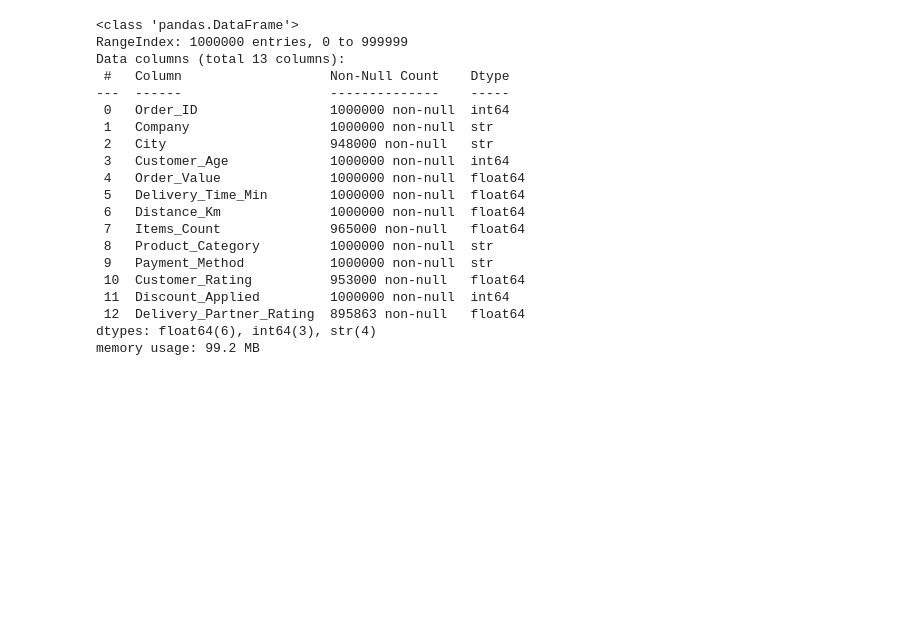
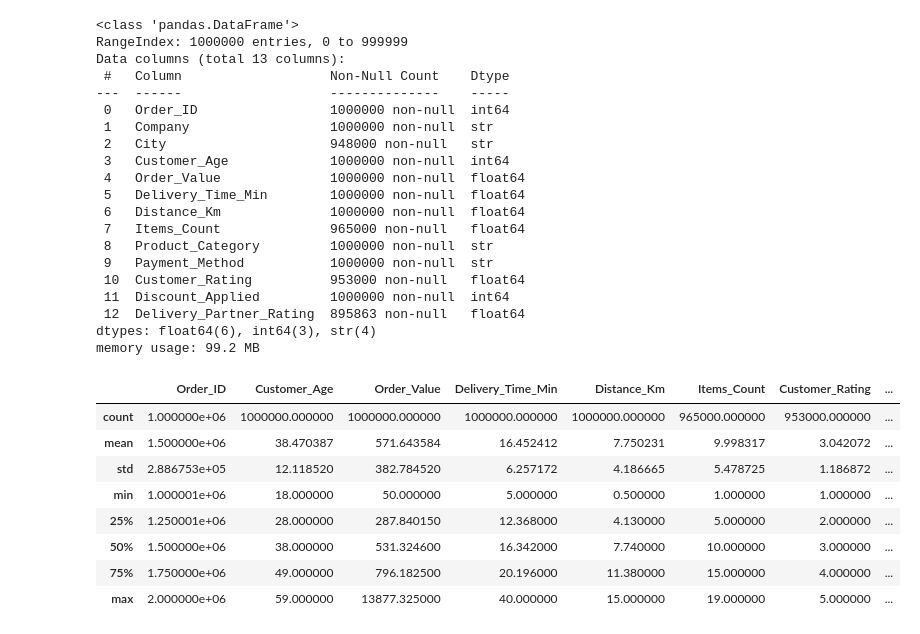
Before and after one commit to JuneVerone/Q-CommerceDataAnayslis, a Jupyter notebook: Q-commerce.ipynb, the cells around one changed output. Drawn from its saved outputs; the diff is of its cells as text; code cells hidden in the pictures; blank space fills up the shorter version.

Commit message:
cleaning the raw data

```diff
--- a/Q-commerce.ipynb
+++ b/Q-commerce.ipynb
@@ -39,3 +52,16 @@ Data columns (total 13 columns):
  12  Delivery_Partner_Rating  895863 non-null   float64
 dtypes: float64(6), int64(3), str(4)
 memory usage: 99.2 MB
+# %%
+#data summary statistics
+df.describe()
+# %% [output]
+|  | Order_ID | Customer_Age | Order_Value | Delivery_Time_Min | Distance_Km | Items_Count | Customer_Rating | ... |
+| count | 1.000000e+06 | 1000000.000000 | 1000000.000000 | 1000000.000000 | 1000000.000000 | 965000.000000 | 953000.000000 | ... |
+| mean | 1.500000e+06 | 38.470387 | 571.643584 | 16.452412 | 7.750231 | 9.998317 | 3.042072 | ... |
+| std | 2.886753e+05 | 12.118520 | 382.784520 | 6.257172 | 4.186665 | 5.478725 | 1.186872 | ... |
+| min | 1.000001e+06 | 18.000000 | 50.000000 | 5.000000 | 0.500000 | 1.000000 | 1.000000 | ... |
+| 25% | 1.250001e+06 | 28.000000 | 287.840150 | 12.368000 | 4.130000 | 5.000000 | 2.000000 | ... |
+| 50% | 1.500000e+06 | 38.000000 | 531.324600 | 16.342000 | 7.740000 | 10.000000 | 3.000000 | ... |
+| 75% | 1.750000e+06 | 49.000000 | 796.182500 | 20.196000 | 11.380000 | 15.000000 | 4.000000 | ... |
+| max | 2.000000e+06 | 59.000000 | 13877.325000 | 40.000000 | 15.000000 | 19.000000 | 5.000000 | ... |
```
Also changed, not shown: parts of 10 cells of this notebook.
